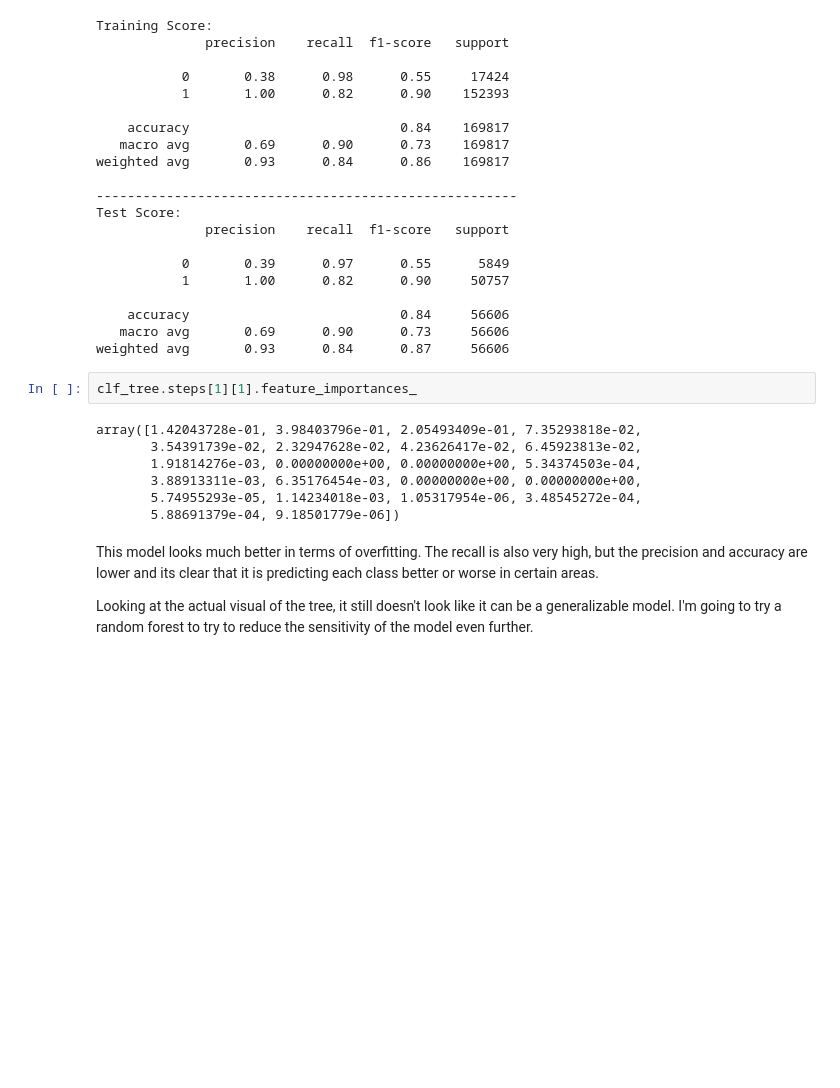
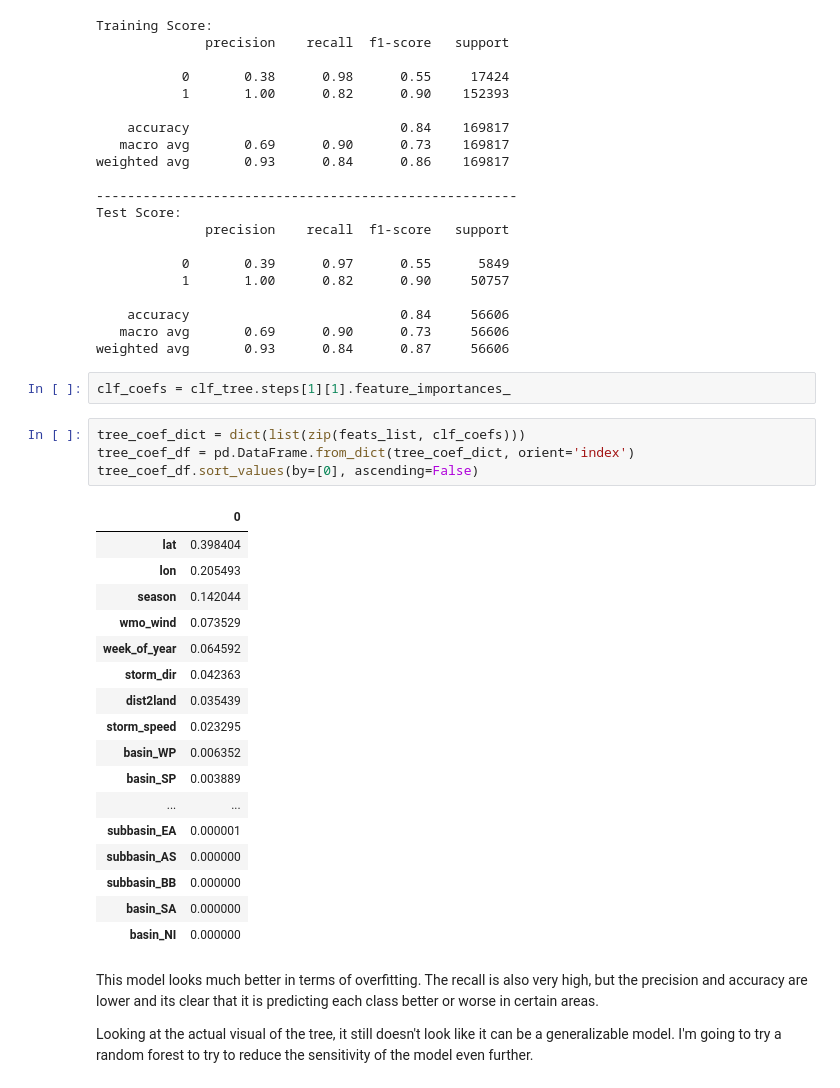
Before and after one commit to christisarv/tropical-storm-classification-project, a Jupyter notebook: Data Classification_Predicting Tropical Storms.ipynb, the cells around one changed output. Drawn from its saved outputs; the diff is of its cells as text; blank space fills up the shorter version.

Commit message:
added feature importances, worked on readme

```diff
--- a/Data Classification_Predicting Tropical Storms.ipynb
+++ b/Data Classification_Predicting Tropical Storms.ipynb
@@ -560,14 +600,29 @@ Test Score:
    macro avg       0.69      0.90      0.73     56606
 weighted avg       0.93      0.84      0.87     56606
 # %%
-clf_tree.steps[1][1].feature_importances_
+clf_coefs = clf_tree.steps[1][1].feature_importances_
-# %% [output]
-array([1.42043728e-01, 3.98403796e-01, 2.05493409e-01, 7.35293818e-02,
-       3.54391739e-02, 2.32947628e-02, 4.23626417e-02, 6.45923813e-02,
-       1.91814276e-03, 0.00000000e+00, 0.00000000e+00, 5.34374503e-04,
-       3.88913311e-03, 6.35176454e-03, 0.00000000e+00, 0.00000000e+00,
-       5.74955293e-05, 1.14234018e-03, 1.05317954e-06, 3.48545272e-04,
-       5.88691379e-04, 9.18501779e-06])
+# %%
+tree_coef_dict = dict(list(zip(feats_list, clf_coefs)))
+tree_coef_df = pd.DataFrame.from_dict(tree_coef_dict, orient='index')
+tree_coef_df.sort_values(by=[0], ascending=False)
+# %% [output]
+|  | 0 |
+| lat | 0.398404 |
+| lon | 0.205493 |
+| season | 0.142044 |
+| wmo_wind | 0.073529 |
+| week_of_year | 0.064592 |
+| storm_dir | 0.042363 |
+| dist2land | 0.035439 |
+| storm_speed | 0.023295 |
+| basin_WP | 0.006352 |
+| basin_SP | 0.003889 |
+| ... | ... |
+| subbasin_EA | 0.000001 |
+| subbasin_AS | 0.000000 |
+| subbasin_BB | 0.000000 |
+| basin_SA | 0.000000 |
+| basin_NI | 0.000000 |
 # %% [markdown]
 This model looks much better in terms of overfitting. The recall is also very high, but the precision and accuracy are lower and its clear that it is predicting each class better or worse in certain areas.
 
```
Also changed, not shown: parts of 25 cells of this notebook, 2 other files.
